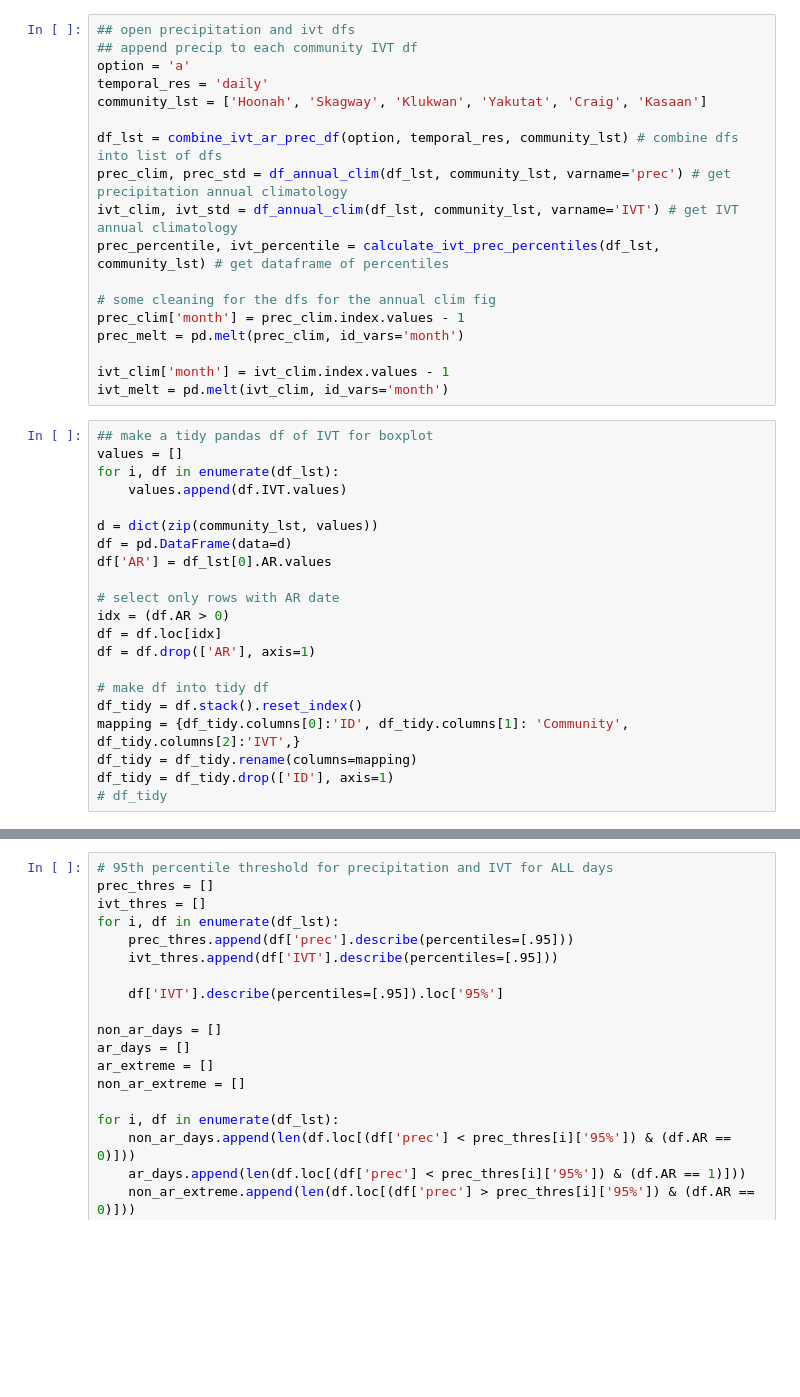
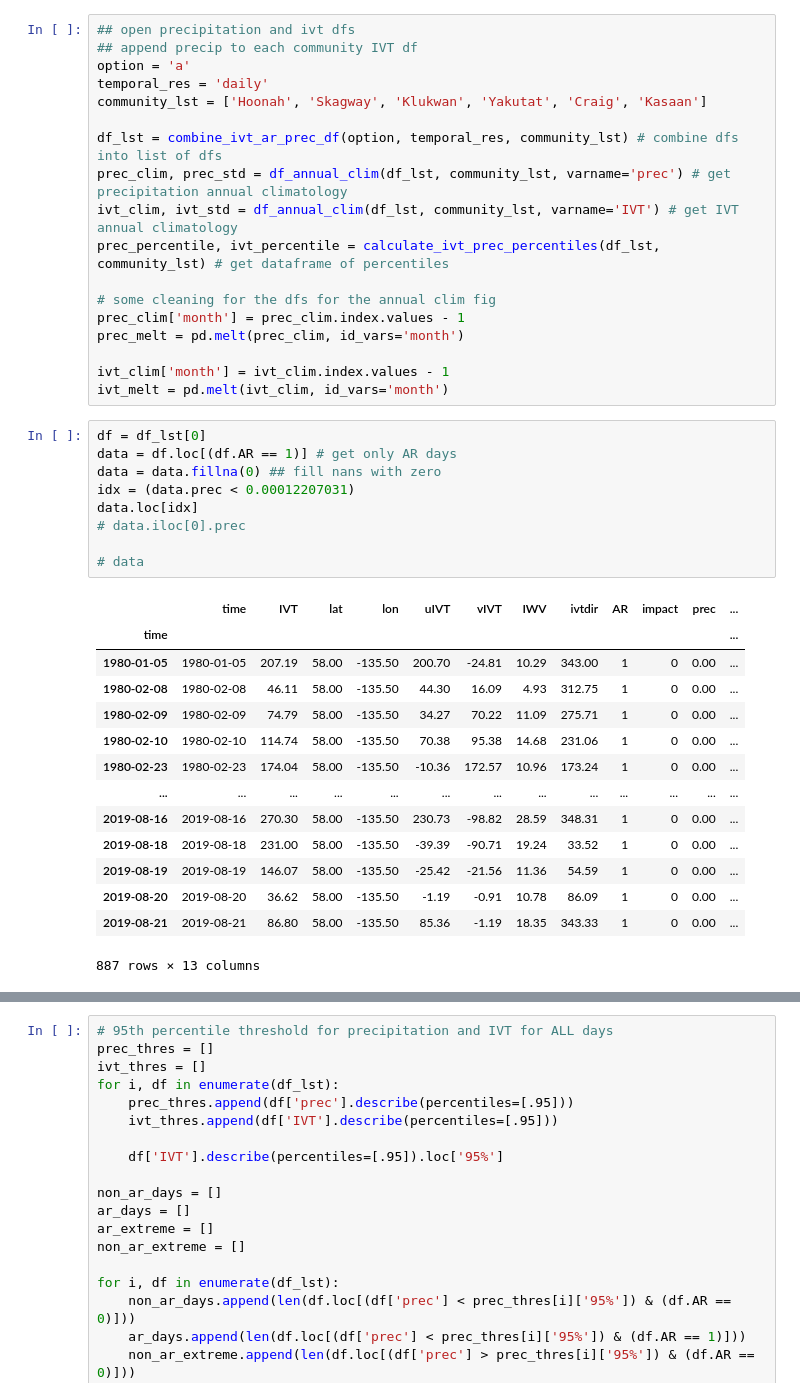
Before and after one commit to dlnash/SEAK_climatology, a Jupyter notebook: analysis/windrose_elevation-overlay.ipynb, the cells around one changed output, grey strips where cells are left out. Saved outputs shown, nothing was run; the diff lists cells and outputs as text; blank space fills up the shorter version.

```diff
--- a/analysis/windrose_elevation-overlay.ipynb
+++ b/analysis/windrose_elevation-overlay.ipynb
@@ -204,24 +207,27 @@ prec_melt = pd.melt(prec_clim, id_vars='month')
 
 ivt_clim['month'] = ivt_clim.index.values - 1
 ivt_melt = pd.melt(ivt_clim, id_vars='month')
-# %%
-## make a tidy pandas df of IVT for boxplot
-values = []
-for i, df in enumerate(df_lst):
-    values.append(df.IVT.values)
-
-d = dict(zip(community_lst, values))
-df = pd.DataFrame(data=d)
-df['AR'] = df_lst[0].AR.values
-
-# select only rows with AR date
-idx = (df.AR > 0)
-df = df.loc[idx]
-df = df.drop(['AR'], axis=1)
-
-# make df into tidy df
-df_tidy = df.stack().reset_index()
-mapping = {df_tidy.columns[0]:'ID', df_tidy.columns[1]: 'Community', df_tidy.columns[2]:'IVT',}
-df_tidy = df_tidy.rename(columns=mapping)
-df_tidy = df_tidy.drop(['ID'], axis=1)
-# df_tidy
+# %%
+df = df_lst[0]
+data = df.loc[(df.AR == 1)] # get only AR days
+data = data.fillna(0) ## fill nans with zero
+idx = (data.prec < 0.00012207031)
+data.loc[idx]
+# data.iloc[0].prec
+
+# data
+# %% [output]
+|  | time | IVT | lat | lon | uIVT | vIVT | IWV | ivtdir | AR | impact | prec | ... |
+| time |  |  |  |  |  |  |  |  |  |  |  | ... |
+| 1980-01-05 | 1980-01-05 | 207.19 | 58.00 | -135.50 | 200.70 | -24.81 | 10.29 | 343.00 | 1 | 0 | 0.00 | ... |
+| 1980-02-08 | 1980-02-08 | 46.11 | 58.00 | -135.50 | 44.30 | 16.09 | 4.93 | 312.75 | 1 | 0 | 0.00 | ... |
+| 1980-02-09 | 1980-02-09 | 74.79 | 58.00 | -135.50 | 34.27 | 70.22 | 11.09 | 275.71 | 1 | 0 | 0.00 | ... |
+| 1980-02-10 | 1980-02-10 | 114.74 | 58.00 | -135.50 | 70.38 | 95.38 | 14.68 | 231.06 | 1 | 0 | 0.00 | ... |
+| 1980-02-23 | 1980-02-23 | 174.04 | 58.00 | -135.50 | -10.36 | 172.57 | 10.96 | 173.24 | 1 | 0 | 0.00 | ... |
+| ... | ... | ... | ... | ... | ... | ... | ... | ... | ... | ... | ... | ... |
+| 2019-08-16 | 2019-08-16 | 270.30 | 58.00 | -135.50 | 230.73 | -98.82 | 28.59 | 348.31 | 1 | 0 | 0.00 | ... |
+| 2019-08-18 | 2019-08-18 | 231.00 | 58.00 | -135.50 | -39.39 | -90.71 | 19.24 | 33.52 | 1 | 0 | 0.00 | ... |
+| 2019-08-19 | 2019-08-19 | 146.07 | 58.00 | -135.50 | -25.42 | -21.56 | 11.36 | 54.59 | 1 | 0 | 0.00 | ... |
+| 2019-08-20 | 2019-08-20 | 36.62 | 58.00 | -135.50 | -1.19 | -0.91 | 10.78 | 86.09 | 1 | 0 | 0.00 | ... |
+| 2019-08-21 | 2019-08-21 | 86.80 | 58.00 | -135.50 | 85.36 | -1.19 | 18.35 | 343.33 | 1 | 0 | 0.00 | ... |
+887 rows × 13 columns
```
Also changed, not shown: parts of 4 cells of this notebook, 1 other file.
